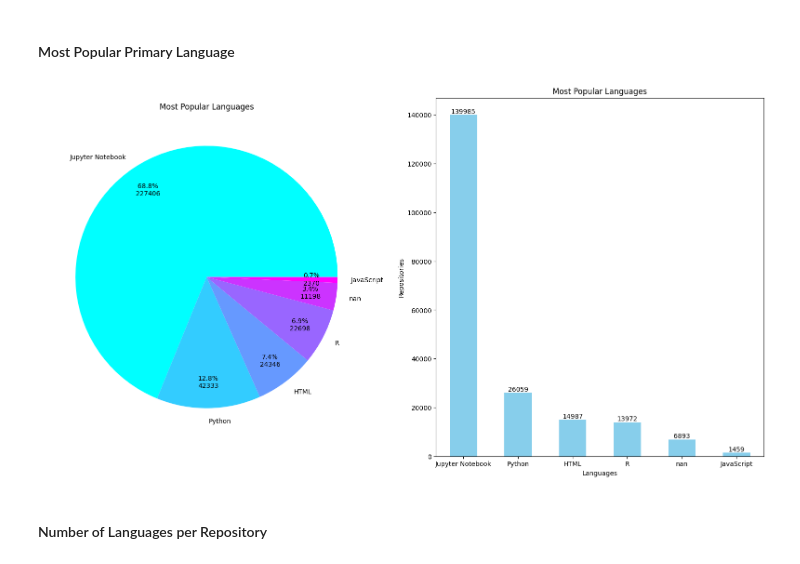
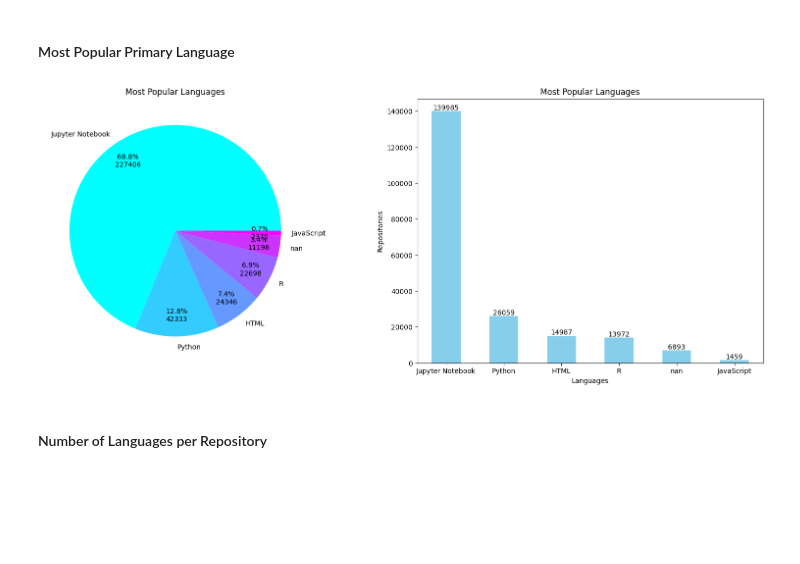
Before and after one commit to dew-uff/dsmining, a Jupyter notebook: src/analyzes/a2_filtered.ipynb, the cells around one changed output. Cells and saved outputs as stored; diff of their text form; code cells hidden in the pictures; blank space fills up the shorter version.

```diff
--- a/src/analyzes/a2_filtered.ipynb
+++ b/src/analyzes/a2_filtered.ipynb
@@ -30,30 +30,30 @@ In this section we will investigate the languages that are used in Data Science
 # %%
 primary_languages = filtered.primary_language\
     .value_counts(dropna=False)\
     .rename_axis('primary_language').to_frame("Repositories")
 
 pl = primary_languages[:5].reset_index(level=0)
 others = pd.DataFrame(data = {
     'PrimaryLanguage' : ['Other Languages'],
     'Repositories' : [primary_languages['Repositories'][5:].sum()]
 })
 
 pl2 = pd.concat([pl,others]).reset_index(drop=True)\
     .sort_values(by='Repositories', ascending=False)
 
-fig1, ax1 = plt.subplots(ncols=2, figsize=(20,10))
+fig1, ax1 = plt.subplots(ncols=2, figsize=(20,7))
 pl2.plot.pie(ax=ax1[0], y="Repositories", title="Most Popular Languages",
              labels=pl2["primary_language"], ylabel='',cmap="cool", pctdistance=0.8,
              autopct=(lambda prct_value: '{:.1f}%\n{:.0f}'
                  .format(prct_value, (len(queries) * prct_value / 100))) ).get_legend().remove()
 pl2.plot.bar(ax=ax1[1], color="skyblue", title="Most Popular Languages",
              xlabel='Languages', ylabel='Repositories',
              ).get_legend().remove()
 plt.xticks(ticks=[0, 1, 2, 3, 4,5],
            labels=pl2["primary_language"], rotation=0)
 ax1[1].bar_label(ax1[1].containers[0], label_type='edge');
 # %% [output]
-[figure, old version]
+[figure, new version]
 # %% [markdown]
 #### Number of Languages per Repository
 # %%
```
Also changed, not shown: parts of 3 cells of this notebook.
